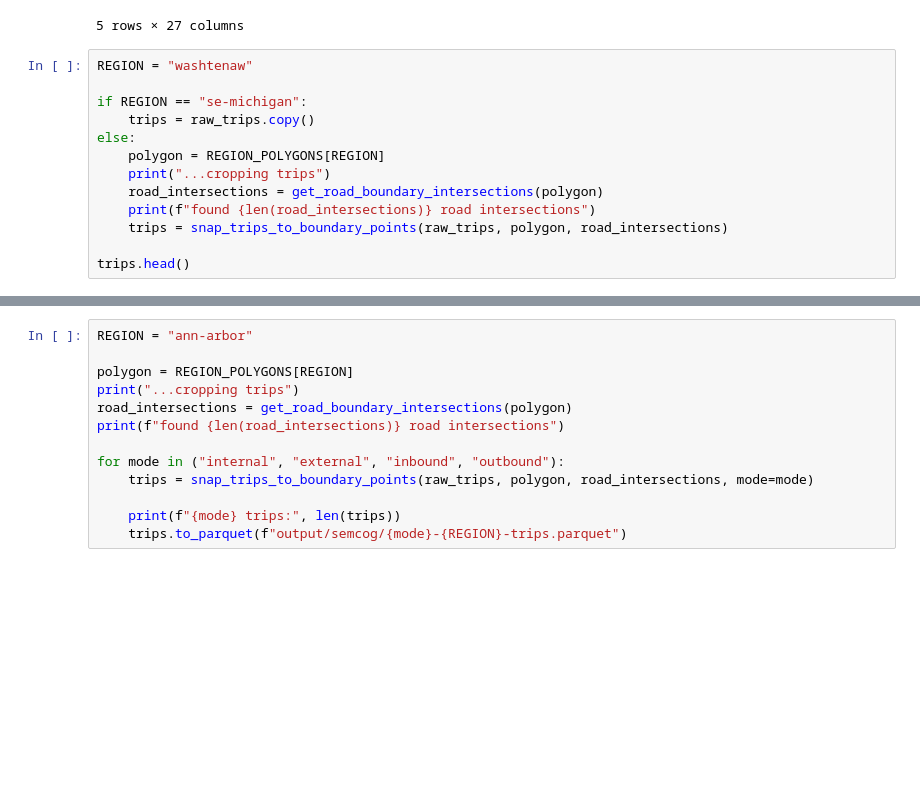
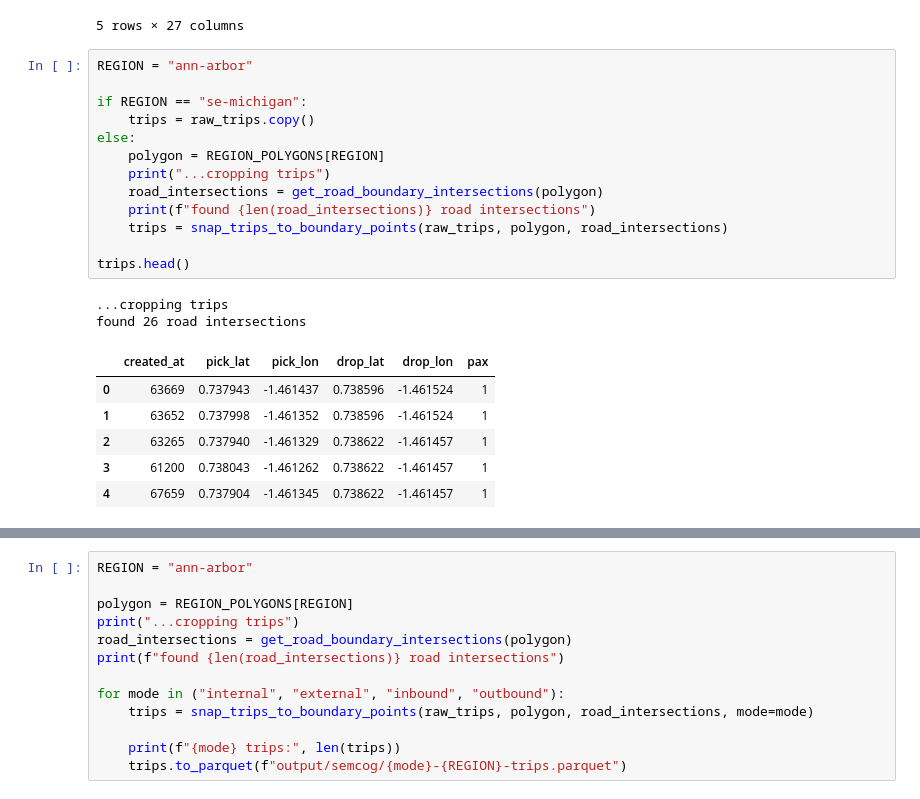
Before and after one commit to BhavyeMathur/av-sim, a Jupyter notebook: semcog-inputs.ipynb, the cells around one changed output, grey strips where cells are left out. Cells and saved outputs as stored; diff of their text form; blank space fills up the shorter version.

```diff
--- a/semcog-inputs.ipynb
+++ b/semcog-inputs.ipynb
@@ -150,18 +128,27 @@ gdf.head()
 | 4 | None | 26163594100 | 3 | 163 | None | 26 | None | 594100 | None | ... |
 5 rows × 27 columns
 # %%
-REGION = "washtenaw"
+REGION = "ann-arbor"
 
 if REGION == "se-michigan":
     trips = raw_trips.copy()
 else:
     polygon = REGION_POLYGONS[REGION]
     print("...cropping trips")
     road_intersections = get_road_boundary_intersections(polygon)
     print(f"found {len(road_intersections)} road intersections")
     trips = snap_trips_to_boundary_points(raw_trips, polygon, road_intersections)
 
 trips.head()
+# %% [output]
+...cropping trips
+found 26 road intersections
+|  | created_at | pick_lat | pick_lon | drop_lat | drop_lon | pax |
+| 0 | 63669 | 0.737943 | -1.461437 | 0.738596 | -1.461524 | 1 |
+| 1 | 63652 | 0.737998 | -1.461352 | 0.738596 | -1.461524 | 1 |
+| 2 | 63265 | 0.737940 | -1.461329 | 0.738622 | -1.461457 | 1 |
+| 3 | 61200 | 0.738043 | -1.461262 | 0.738622 | -1.461457 | 1 |
+| 4 | 67659 | 0.737904 | -1.461345 | 0.738622 | -1.461457 | 1 |
 # %%
 # run this to save the trips to a parquet file
 
```
Also changed, not shown: parts of 5 cells of this notebook, 24 other files.
